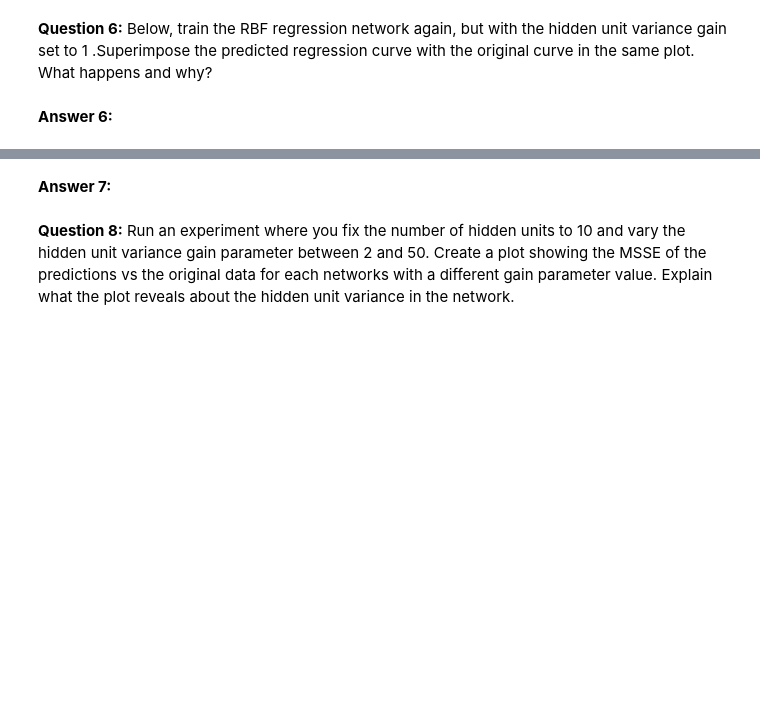
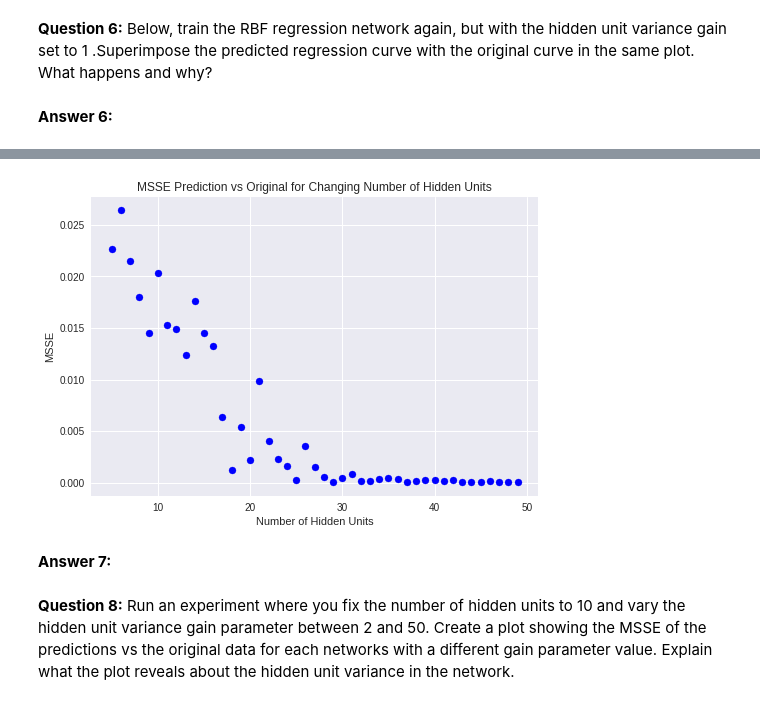
Before and after one commit to mattjax16/cs251, a Jupyter notebook: project7/rbf.ipynb, the cells around one changed output, grey strips where cells are left out. Drawn from its saved outputs; the diff is of its cells as text; code cells hidden in the pictures; blank space fills up the shorter version.

```diff
--- a/project7/rbf.ipynb
+++ b/project7/rbf.ipynb
@@ -601,3 +662,33 @@ from rbf_net import RBF_Reg_Net
+# %%
+# Running the experiment
+#setting up intitial vars
+num_classes = 1
+num_hidden_units_min = 5
+num_hidden_units_max = 50
+
+#make an array for every hidden unit val
+hidden_num_array = np.arange((num_hidden_units_max-num_hidden_units_min))+num_hidden_units_min
+#running the regression sims
+msse_list  =[]
+for i in hidden_num_array:
+    rbf_regression_net = RBF_Reg_Net(num_hidden_units=i,num_classes=num_classes,h_sigma_gain=5)
+    rbf_regression_net.train(rbf_regression_x,rbf_regression_y,n_iter=25)
+    y_reg_pred = rbf_regression_net.predict(rbf_regression_x)
+    msse_list.append(get_msse_rbf_reg_preds(rbf_regression_y,y_reg_pred))
+
+
+#plotting the results
+plt.title('MSSE Prediction vs Original for Changing Number of Hidden Units')
+plt.ylabel('MSSE')
+plt.xlabel('Number of Hidden Units')
+#plot orig curve in blue
+plt.scatter(hidden_num_array,msse_list, c = 'b', label = 'MSSE')
+
+
+
+plt.show()
+# %% [output]
+[figure, added]
 # %% [markdown]
 **Answer 7:**
 # %% [markdown]
```
Also changed, not shown: parts of 25 cells of this notebook, 4 other files.
